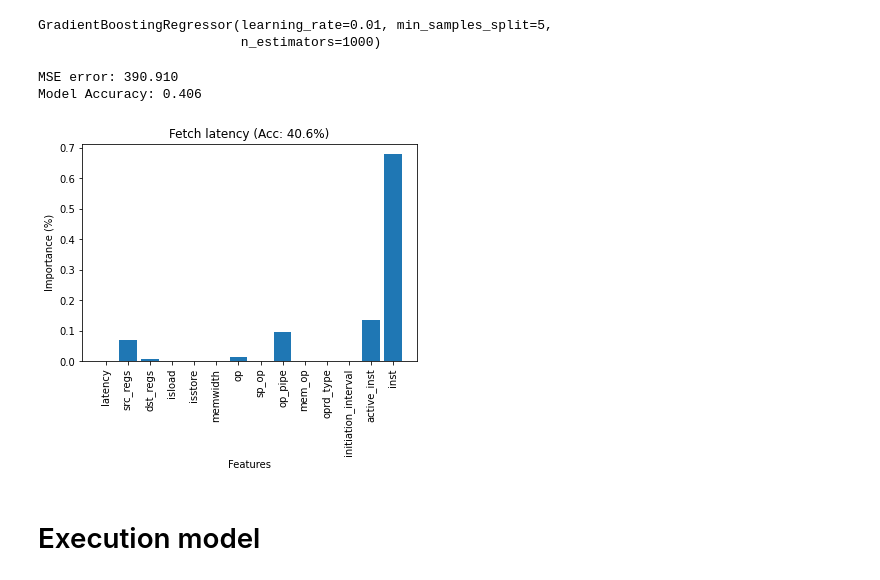
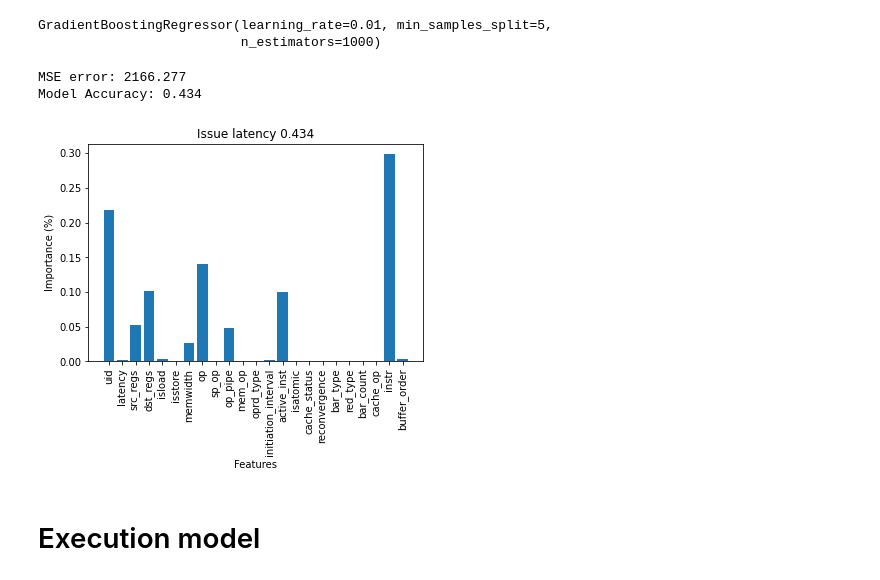
Before and after one commit to concept-inversion/GPUVista, a Jupyter notebook: data_analysis.ipynb, the cells around one changed output. Saved outputs shown, nothing was run; the diff lists cells and outputs as text; code cells hidden in the pictures.

```diff
--- a/data_analysis.ipynb
+++ b/data_analysis.ipynb
@@ -25,0 +8,3 @@ df
+# %%
+df= read_data('data_processing/processed/rodinia_2.0-ft/bfs-rodinia-2.0-ft.log')
+df=df.drop(['kid','wb_id'],axis=1)
@@ -26,8 +48,8 @@ df
 # %% [markdown]
 # Issue model
 # %%
-output= df[['issue']]
-inp= df.drop(['issue','execution'],axis=1)
+output= df[['issue_lat']]
+inp= df.drop(['issue_lat','execution_lat','fetch_lat'],axis=1)
 X_train, X_test, y_train, y_test = train_test_split(inp, output, random_state=42, test_size=0.1)
 gbr_params = {'n_estimators': 1000,
           'max_depth': 3,
@@ -46,19 +68,19 @@ print("MSE error: %.3f "%mse)
 print("Model Accuracy: %.3f" % gbr.score(X_test, y_test))
 feature_importance = gbr.feature_importances_
 # %% [output]
-MSE error: 390.910
-Model Accuracy: 0.406
+MSE error: 2166.277
+Model Accuracy: 0.434
 # %%
 pyplot.bar(range(len(gbr.feature_importances_)), gbr.feature_importances_)
 columns= list(X_train)
 pyplot.xlabel('Features')
 pyplot.ylabel('Importance (%)')
-pyplot.title('Fetch latency (Acc: 40.6%)')
-pyplot.xticks([0,1,2,3,4,5,6,7,8,9,10,11,12,13],columns)
+pyplot.title('Issue latency %.3f'% gbr.score(X_test, y_test))
+pyplot.xticks([i for i in range(0,inp.shape[1])],columns)
 pyplot.xticks(rotation=90)
 pyplot.show()
 # %% [output]
-[figure, old version]
+[figure, new version]
 # %% [markdown]
 # Execution model
 # %%
```
Also changed, not shown: parts of 12 cells of this notebook, 17 other files.
